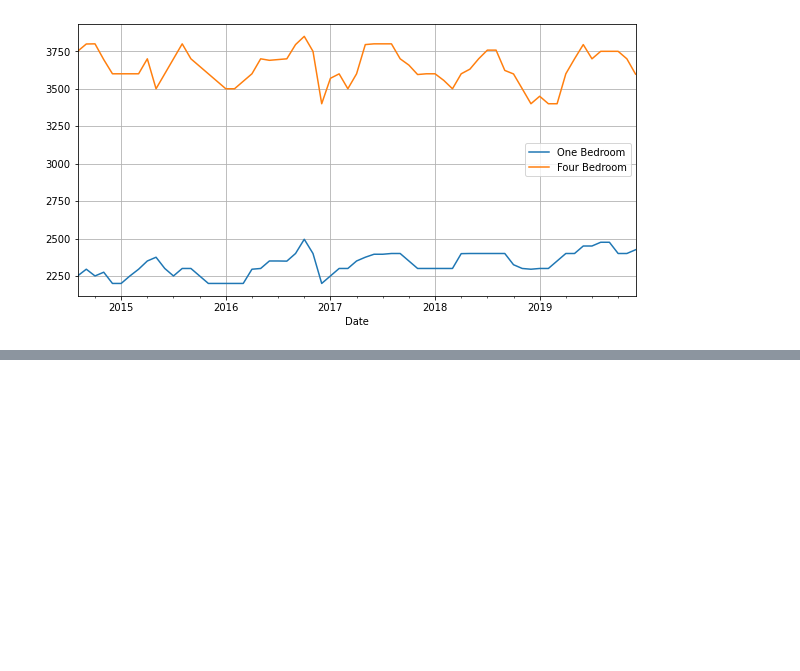
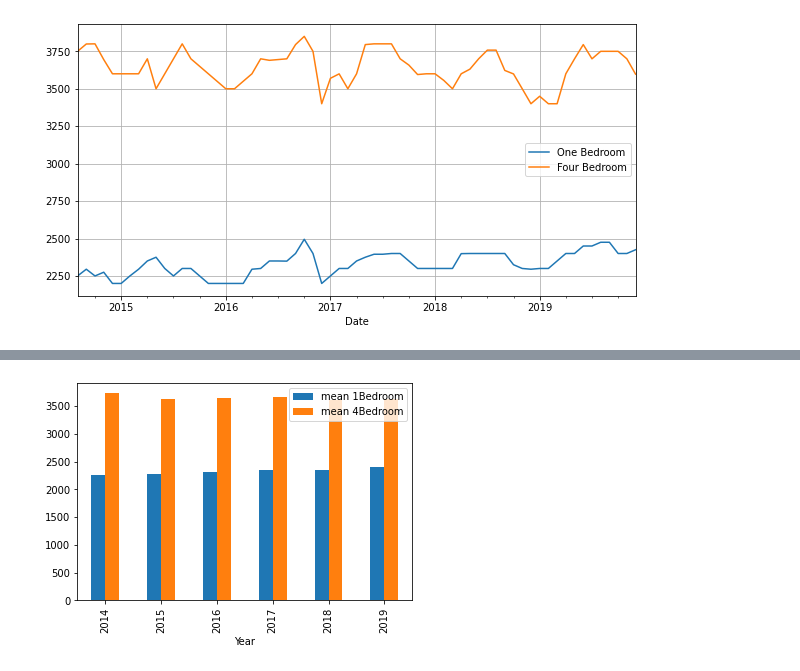
Before and after one commit to TabithaMaud/rental-analysis-final-project, a Jupyter notebook: report.ipynb, the cells around one changed output, grey strips where cells are left out. Saved outputs shown, nothing was run; the diff lists cells and outputs as text; code cells hidden in the pictures; blank space fills up the shorter version.

```diff
--- a/report.ipynb
+++ b/report.ipynb
@@ -170,0 +193,4 @@ get_city_line(new_york)
+# %%
+get_city_yearly_avgs(new_york)
+# %% [output]
+[figure, added]
```
Also changed, not shown: parts of 11 cells of this notebook.
